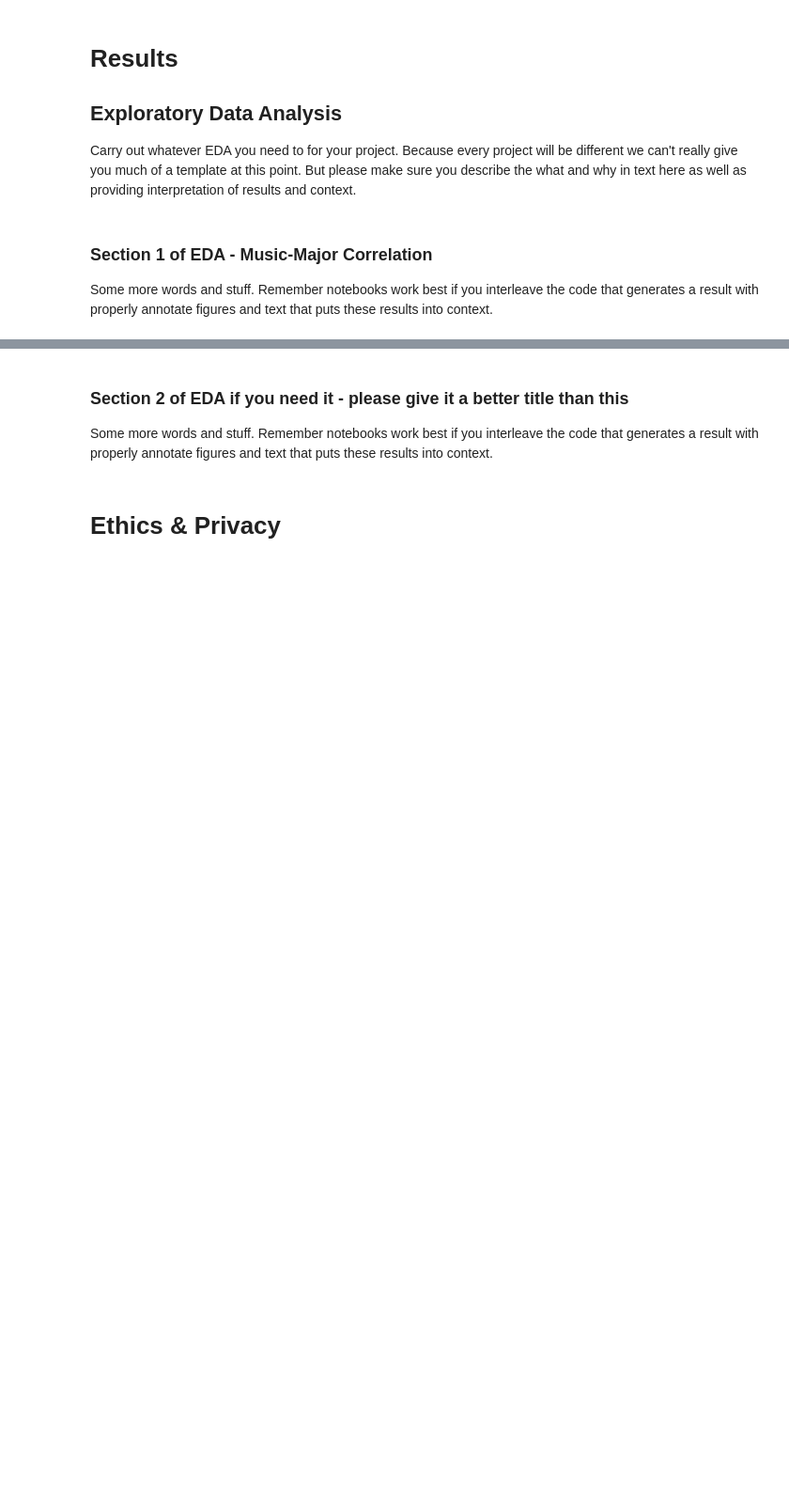
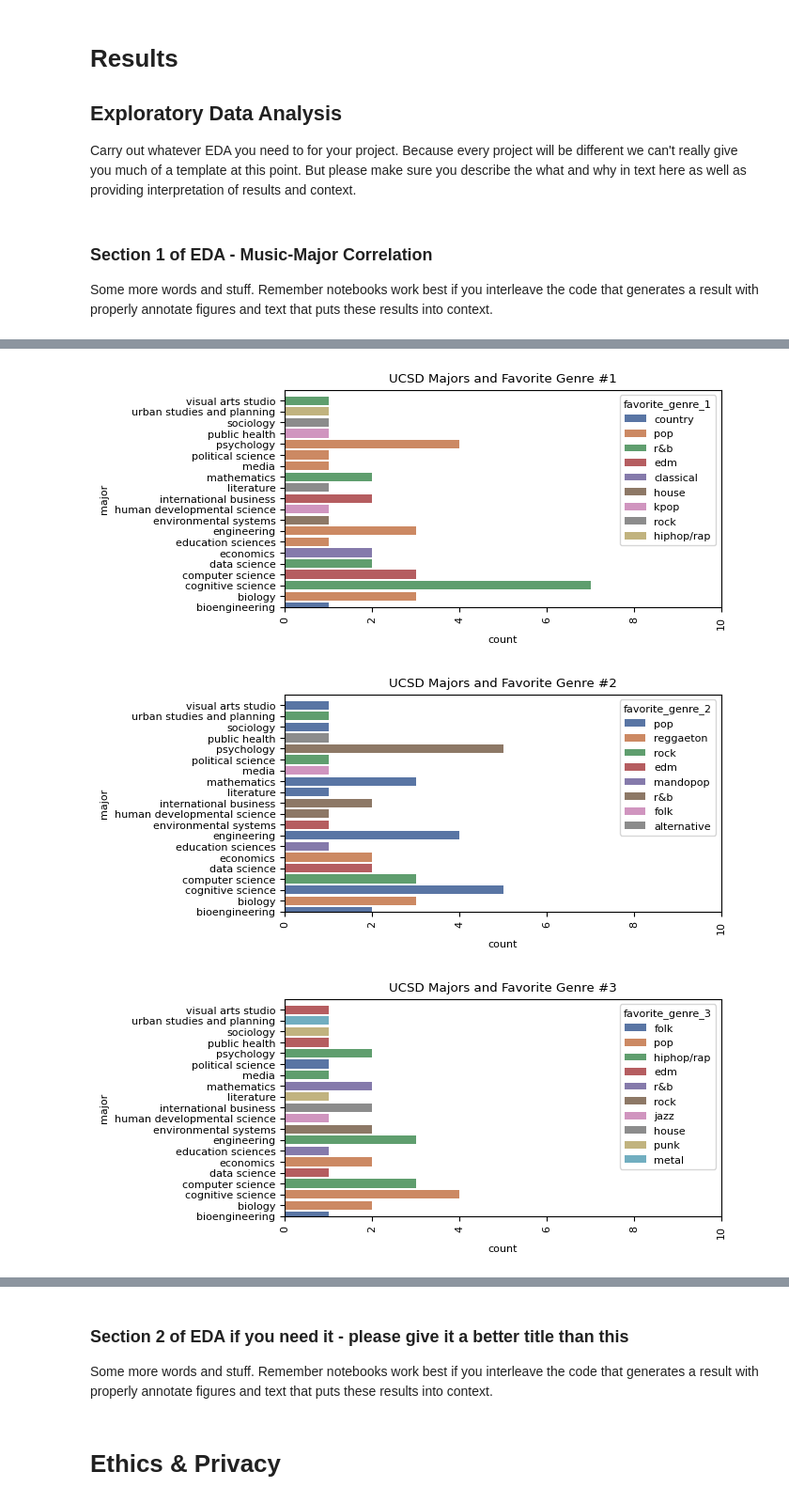
Before and after one commit to ninaahong/COGS108, a Jupyter notebook: EDACheckpoint_Group041_WI24.ipynb, the cells around one changed output, grey strips where cells are left out. Shown at 94% size. Saved outputs shown, nothing was run; the diff lists cells and outputs as text; code cells hidden in the pictures; blank space fills up the shorter version.

```diff
--- a/EDACheckpoint_Group041_WI24.ipynb
+++ b/EDACheckpoint_Group041_WI24.ipynb
@@ -577,0 +589,44 @@ Text(0.5, 1.0, 'UCSD Majors')
+# %%
+top_1= music_major.groupby(['major', 'favorite_genre_1']).size().reset_index()
+top_1=top_1.rename(columns={0:'count'})
+top_count1=top_1.loc[top_1['count'].idxmax()]
+top_count1=top_1.loc[top_1.groupby('major')['count'].idxmax()]
+
+top_2= music_major.groupby(['major', 'favorite_genre_2']).size().reset_index()
+top_2=top_2.rename(columns={0:'count'})
+top_count2=top_2.loc[top_2['count'].idxmax()]
+top_count2=top_2.loc[top_2.groupby('major')['count'].idxmax()]
+
+top_3= music_major.groupby(['major', 'favorite_genre_3']).size().reset_index()
+top_3=top_3.rename(columns={0:'count'})
+top_count3=top_3.loc[top_3['count'].idxmax()]
+top_count3=top_3.loc[top_3.groupby('major')['count'].idxmax()]
+# %%
+plt.rcParams.update({'font.size': 8})
+plt.figure(figsize=(6, 3))
+top1_bar=sns.barplot(x='count', y='major', hue='favorite_genre_1', data=top_count1,palette='deep')
+plt.xticks(rotation=90)
+plt.ylim(0, 20)
+plt.xlim(0, 10)
+plt.title('UCSD Majors and Favorite Genre #1')
+plt.show()
+
+plt.figure(figsize=(6, 3))
+top2_bar=sns.barplot(x='count', y='major', hue='favorite_genre_2', data=top_count2, palette='deep')
+plt.xticks(rotation=90)
+plt.ylim(0, 20)
+plt.xlim(0, 10)
+plt.title('UCSD Majors and Favorite Genre #2')
+plt.show()
+
+plt.figure(figsize=(6, 3))
+top3_bar=sns.barplot(x='count', y='major', hue='favorite_genre_3', data=top_count3, palette='deep')
+plt.xticks(rotation=90)
+plt.ylim(0, 20)
+plt.xlim(0, 10)
+plt.title('UCSD Majors and Favorite Genre #3')
+plt.show()
+# %% [output]
+[figure, added]
+[figure, added]
+[figure, added]
```
Also changed, not shown: parts of 16 cells of this notebook.
